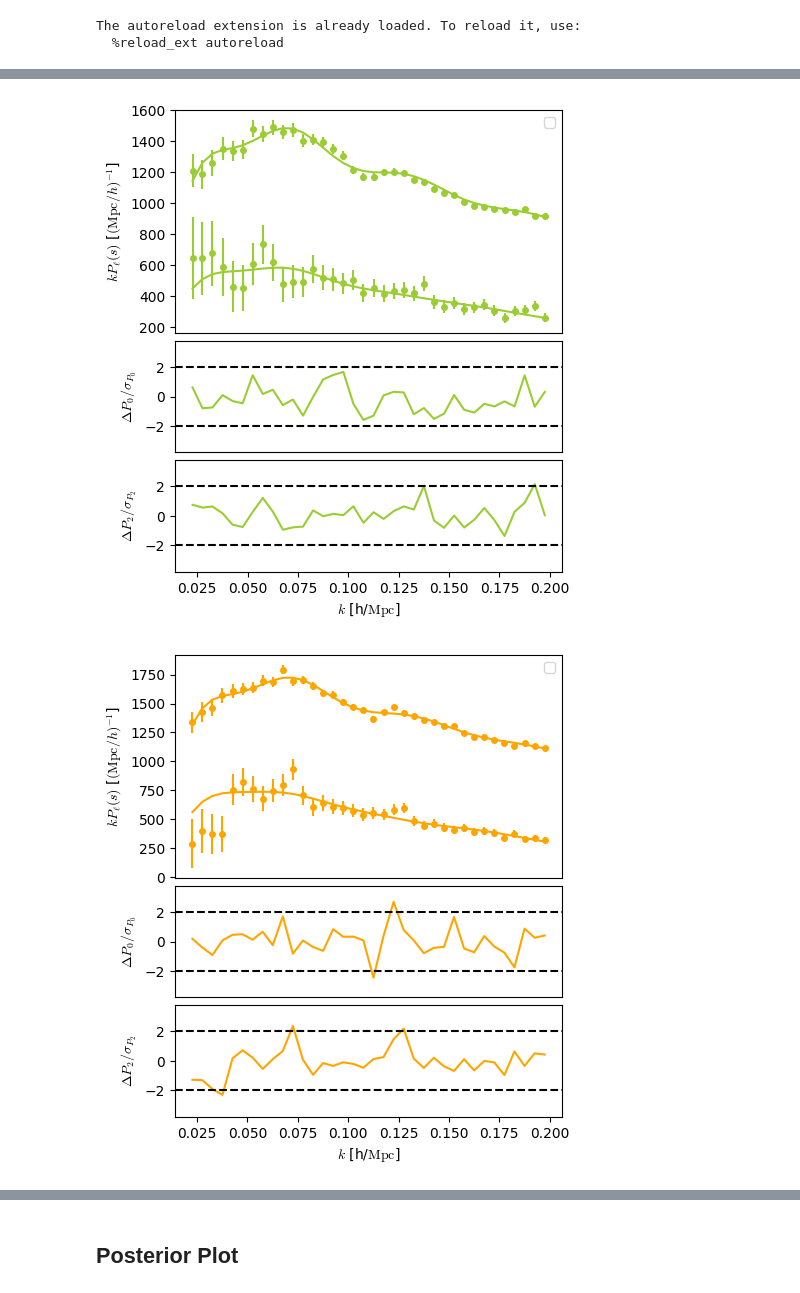
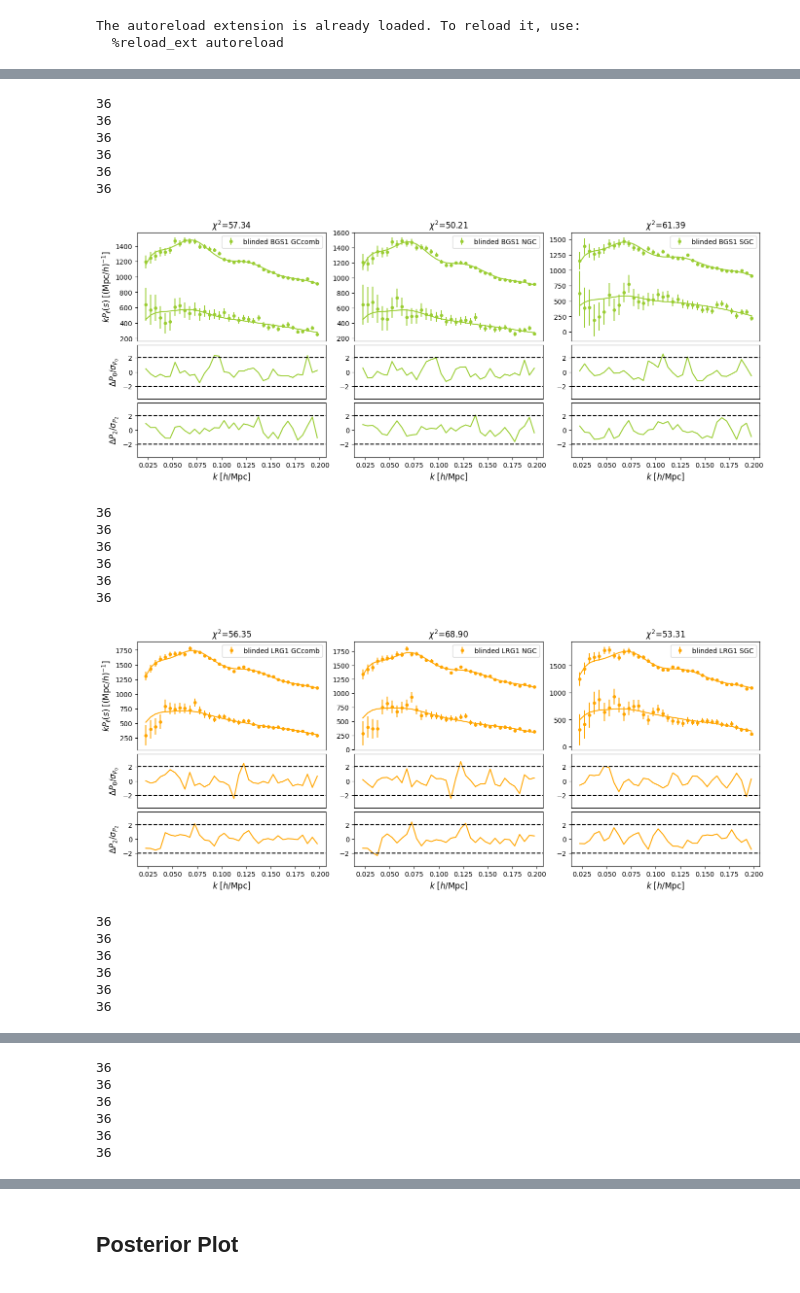
Before and after one commit to ShengyuHE/desi_y3_blinded_data_splits, a Jupyter notebook: main/notebooks/plot_mcmc.ipynb, the cells around one changed output, grey strips where cells are left out. Cells and saved outputs as stored; diff of their text form; code cells hidden in the pictures.

```diff
--- a/main/notebooks/plot_mcmc.ipynb
+++ b/main/notebooks/plot_mcmc.ipynb
@@ -92,20 +122,0 @@ for param, param_label in zip(mcmc_args['params'], mcmc_args['params_label']):
-# %%
-# plot the observable vs the best-fit
-fit       = 'FM'
-cosmology = 'LCDM' # LCDM, nuCDM, w0waCDM
-theory = 'vel'
-task = f'{fit}fit_{cosmology}_{theory}'
-
-(kmin, kmax, kbin, lenk) = load_bins('pk', 'y3_blinding')
-
-tracer = 'LRG'
-region = 'NGC'
-zrange = (0.4,0.6)
-weight_type = 'default_fkp'
-
-emulator_fn = RESULT_DIR+ f'/emulator/emulator_{task}_{tracer}_z{zrange[0]:.1f}-{zrange[1]:.1f}_{region}_{weight_type}_k{kmin}-{kmax}.npy'
-data_args = {'tracer':tracer, 'zrange':zrange, 'region':region, 'weight_type':'default_fkp'}
-fit_args = {"corr_type": 'pk',  "bins_type": 'y3_blinding', "cov_type":None, 'emulator_fn':emulator_fn}
-
-(likelihood, observable, theory) = get_observable_likelihood(task, data_args, fit_args)
-likelihood()
@@ -114,25 +275,58 @@ likelihood()
 # %%
+(kmin, kmax, kbin, lenk) = load_bins('pk', 'y3_blinding')
 for ind_col, (tracer, zrange) in enumerate(TRACER_BINS):
     if 'BGS' in tracer: tracer = 'BGS_BRIGHT-21.35'
     if 'ELG' in tracer: tracer = 'ELG_LOPnotqso'
-    fig = plt.figure(figsize=(5, 6))
-    gs = gridspec.GridSpec(3, 1,  wspace=0.1, hspace=0.05, height_ratios=[2,1,1])
-    ax_top = plt.subplot(gs[0])
-    ax_bottom = [plt.subplot(gs[1]), plt.subplot(gs[2])]
-
     tracer_label = get_namespace(tracer, zrange)
     color = COLOR_TRACERS[tracer_label]
-    plot_kwargs = {'color':color, 'label':tracer_label}
+
+    regions = ['GCcomb','NGC','SGC']
+    fig = plt.figure(figsize=(5.5 * len(regions), 6))
+    gs = gridspec.GridSpec( 3, len(regions), wspace=0.15, hspace=0.05, height_ratios=[2, 1, 1])
+
+    ax_top = []
+    ax_bottom = [[], []]  # [row1, row2]
+    for j in range(len(regions)):
+        ax_top.append(plt.subplot(gs[0, j]))
+        ax_bottom[0].append(plt.subplot(gs[1, j], sharex=ax_top[0]))
+        ax_bottom[1].append(plt.subplot(gs[2, j], sharex=ax_top[0]))
+
     # for region in ['GCcomb','NGC','SGC']:
-    for region in ['NGC']:
+    for j,region in enumerate(regions):
+        plot_kwargs = {'color':color, 'label':f'blinded {tracer_label} {region}'}
         data_args = {'tracer':tracer, 'zrange':zrange, 'region':region, 'weight_type':'default_fkp'}
         emulator_fn = RESULT_DIR+ f'/emulator/emulator_{task}_{tracer}_z{zrange[0]:.1f}-{zrange[1]:.1f}_{region}_{weight_type}_k{kmin}-{kmax}.npy'
+        fit_args = {"corr_type": 'pk',  "bins_type": 'y3_blinding', "cov_type":None, 'emulator_fn':emulator_fn}
         (likelihood, observable, theory) = get_observable_likelihood(task, data_args, fit_args)
         chain0 = all_chains[f'{tracer}_{zrange}_{region}']
         chain = chain0.remove_burnin(remove_burnin)
         likelihood(**chain.choice(index='argmax', return_type='dict', input=True))
-        plot_observable(observable, ax_top, ax_bottom, **plot_kwargs)
+        plot_observable(observable, ax_top[j], [ax_bottom[0][j], ax_bottom[1][j]], **plot_kwargs)
+        ax_top[j].set_title(r'$\chi^2$'+f'={-2*likelihood():.2f}')
+    for j in range(1, len(regions)):
+        for ax in [ax_top[j], ax_bottom[0][j], ax_bottom[1][j]]:
+             ax.set_ylabel('')
     plt.show()
+    if save_fig == True:
+        fig.savefig(SAVE_DIR+f'/plots/clustering_with_{fit}bf_{tracer_label}_GCcompare.png', dpi=300, bbox_inches='tight')
 # %% [output]
+36
+36
+36
+36
+36
+36
-[figure, old version]
+[figure, new version]
+36
+36
+36
+36
+36
+36
-[figure, old version]
+[figure, new version]
+36
+36
+36
+36
+36
+36
@@ -139,0 +334,6 @@ for ind_col, (tracer, zrange) in enumerate(TRACER_BINS):
+36
+36
+36
+36
+36
+36
```
Also changed, not shown: parts of 14 cells of this notebook, 10 other files.
